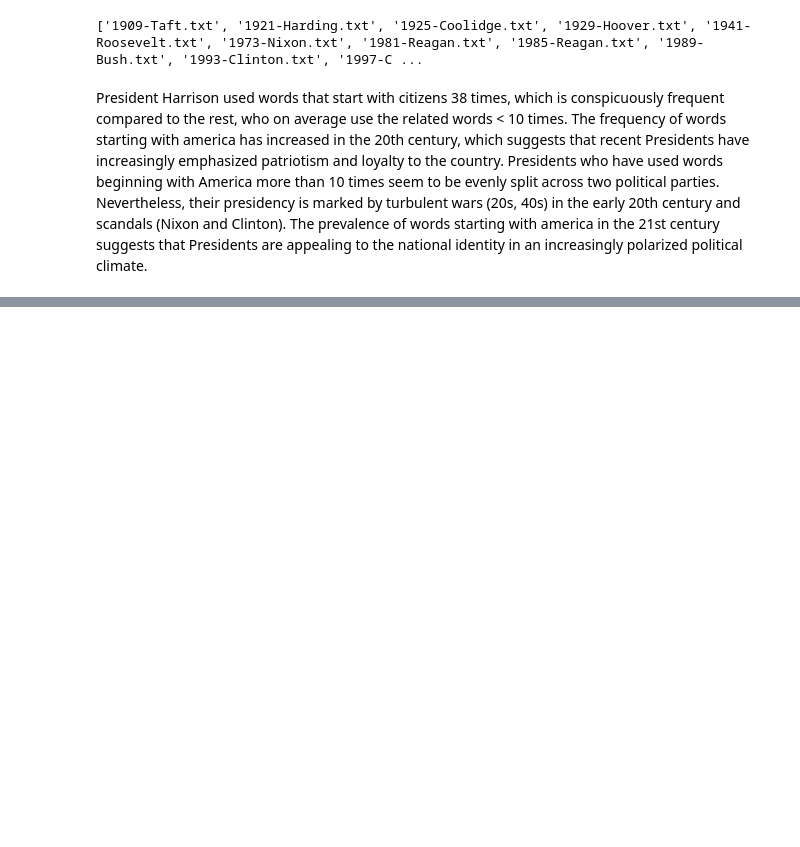
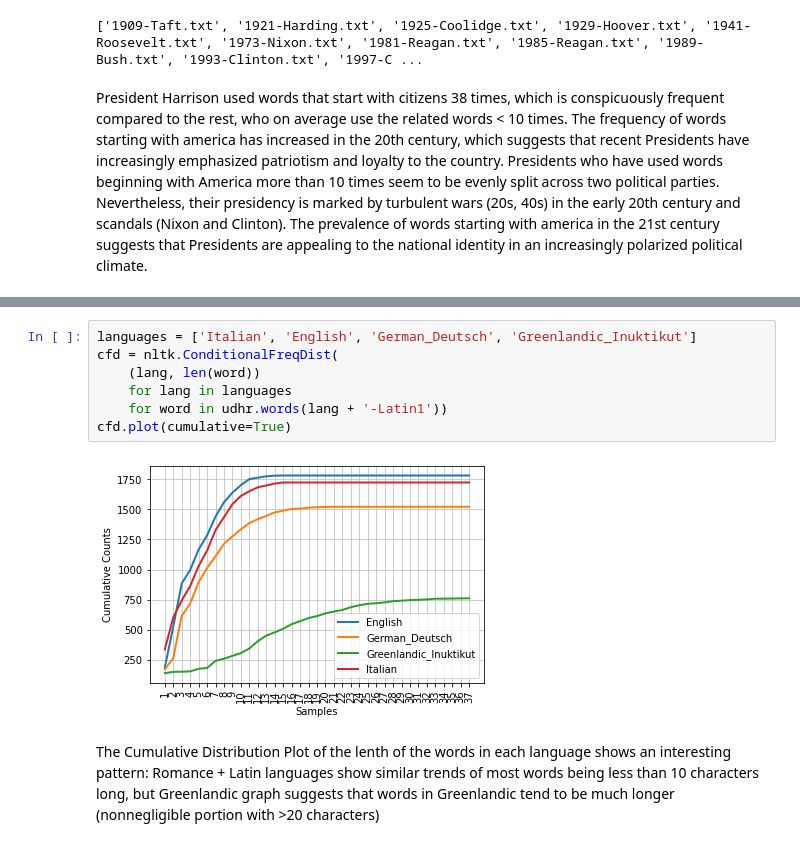
Before and after one commit to yujin512/text_causal_inference, a Jupyter notebook: Exploration_with_nltk.ipynb, the cells around one changed output, grey strips where cells are left out. Saved outputs shown, nothing was run; the diff lists cells and outputs as text; blank space fills up the shorter version.

```diff
--- a/Exploration_with_nltk.ipynb
+++ b/Exploration_with_nltk.ipynb
@@ -325,0 +321,11 @@ President Harrison used words that start with citizens 38 times, which is conspi
+# %%
+languages = ['Italian', 'English', 'German_Deutsch', 'Greenlandic_Inuktikut']
+cfd = nltk.ConditionalFreqDist(
+    (lang, len(word))
+    for lang in languages
+    for word in udhr.words(lang + '-Latin1'))
+cfd.plot(cumulative=True)
+# %% [output]
+[figure, added]
+# %% [markdown]
+The Cumulative Distribution Plot of the lenth of the words in each language shows an interesting pattern: Romance + Latin languages show similar trends of most words being less than 10 characters long, but Greenlandic graph suggests that words in Greenlandic tend to be much longer (nonnegligible portion with >20 characters)
```
Also changed, not shown: parts of 8 cells of this notebook.
